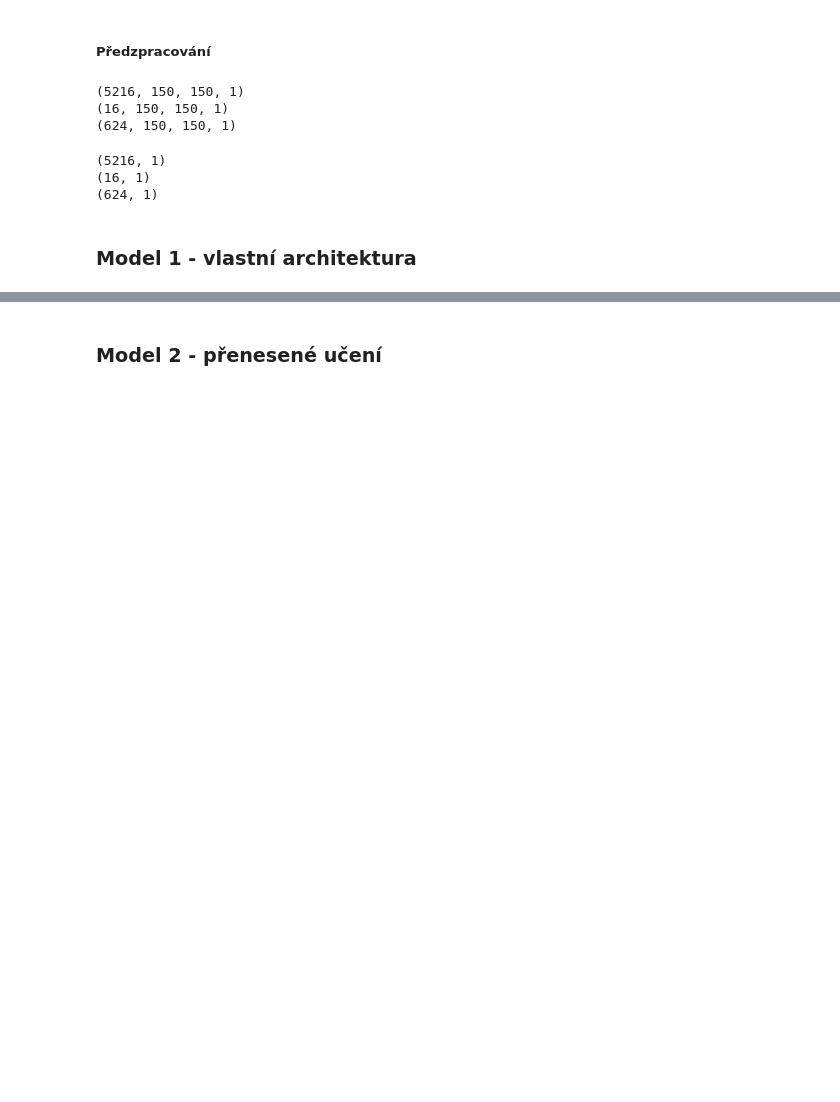
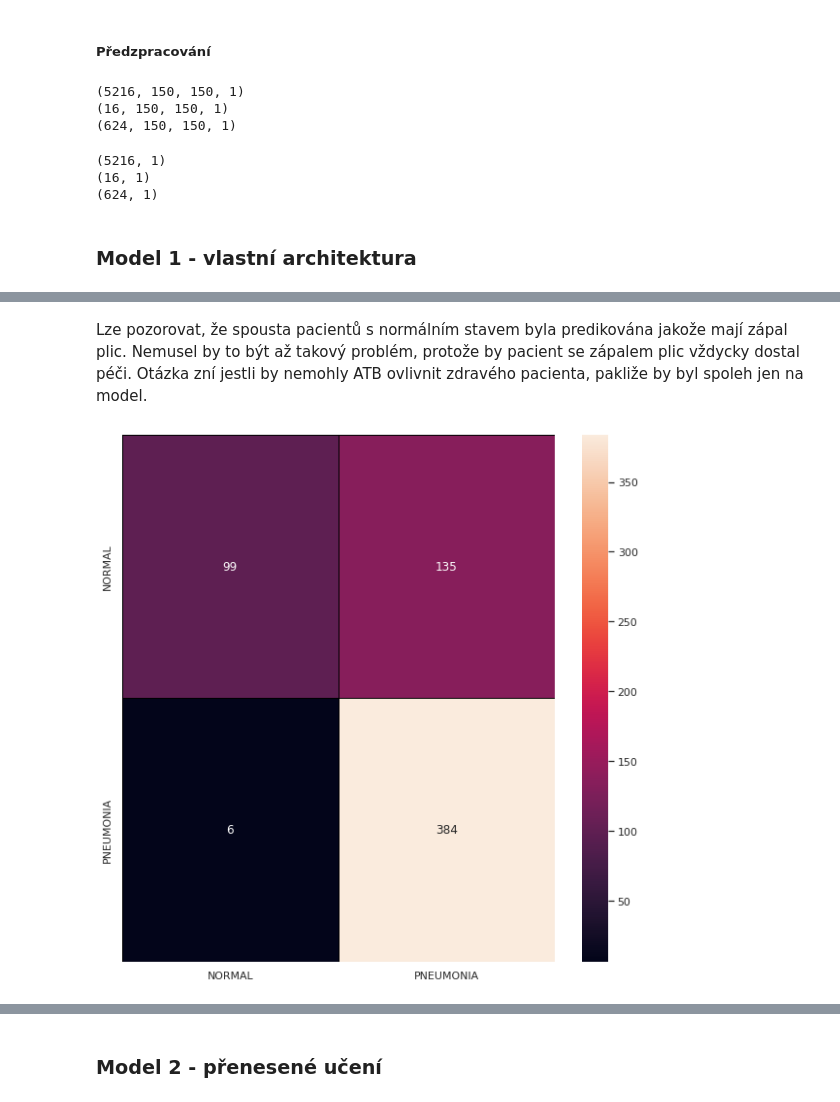
Before and after one commit to pro0255/MAD-IV-CNN, a Jupyter notebook: cnn.ipynb, the cells around one changed output, grey strips where cells are left out. Saved outputs shown, nothing was run; the diff lists cells and outputs as text; code cells hidden in the pictures; blank space fills up the shorter version.

Commit message:
feat: results

```diff
--- a/cnn.ipynb
+++ b/cnn.ipynb
@@ -138,3 +159,8 @@ def select_n_with(X, y, selected_class, n=10):
     y_selected = y[indicies]
 
     return X_selected, y_selected
+# %%
+def visulization_cm(cm):
+  cm = pd.DataFrame(cm , index = ['0','1'] , columns = ['0','1'])
+  plt.figure(figsize = (10,10))
+  sns.heatmap(cm, linecolor = 'black' , linewidth = 1 , annot = True, fmt='', xticklabels = LABELS, yticklabels = LABELS)
@@ -426,0 +475,6 @@ make_prediction_and_save(prediction, name_own_1, dic)
+# %% [markdown]
+Lze pozorovat, že spousta pacientů s normálním stavem byla predikována jakože mají zápal plic. Nemusel by to být až takový problém, protože by pacient se zápalem plic vždycky dostal péči. Otázka zní jestli by nemohly ATB ovlivnit zdravého pacienta, pakliže by byl spoleh jen na model.
+# %%
+visulization_cm(results[name_own_1]['conf'])
+# %% [output]
+[figure, added]
```
Also changed, not shown: parts of 57 cells of this notebook, 3 other files.
